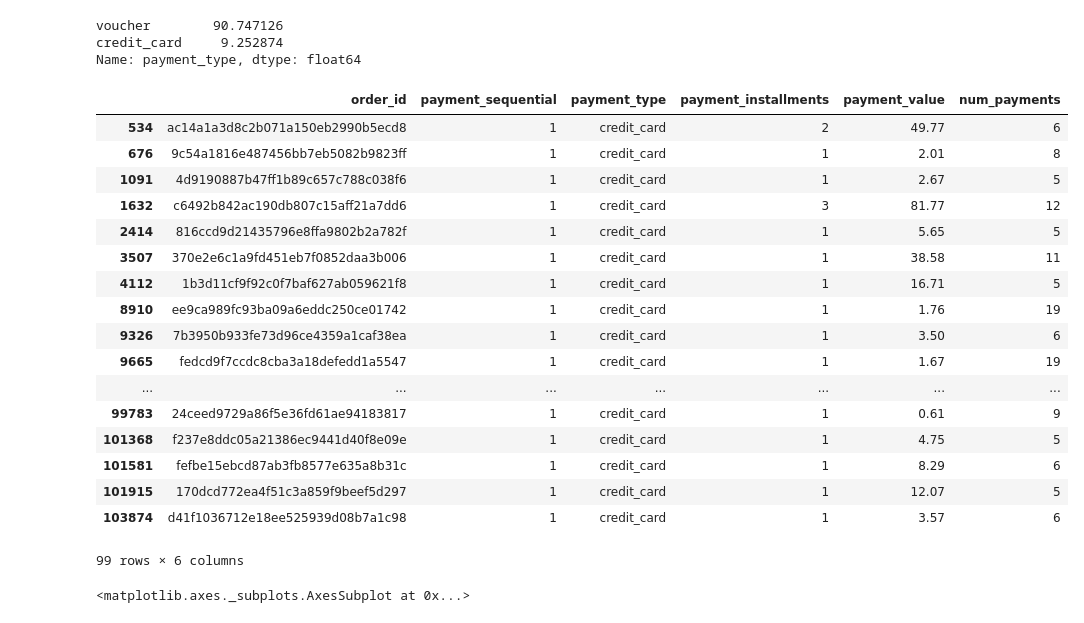
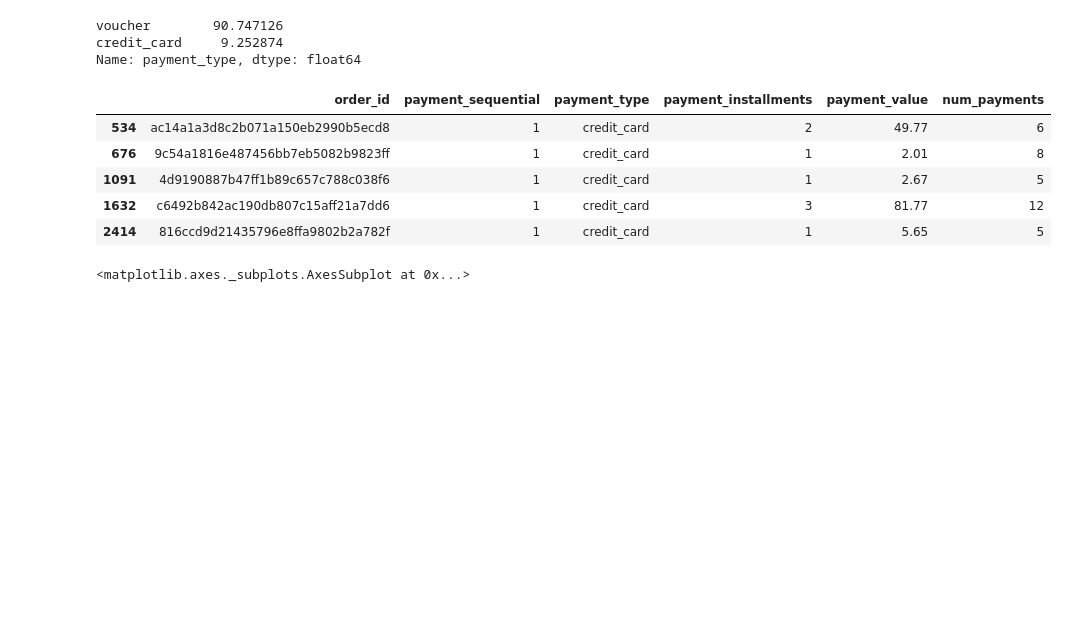
Before and after one commit to leeyenter/bt4211-project, a Jupyter notebook: Customer EDA - YT.ipynb, the cells around one changed output. Drawn from its saved outputs; the diff is of its cells as text; code cells hidden in the pictures; blank space fills up the shorter version.

```diff
--- a/Customer EDA - YT.ipynb
+++ b/Customer EDA - YT.ipynb
@@ -179,26 +210,14 @@ voucher        90.747126
 credit_card     9.252874
 Name: payment_type, dtype: float64
 # %%
-order_payment[(order_payment.num_payments > 4) & (order_payment.payment_type == 'credit_card')]
+order_payment[(order_payment.num_payments > 4) & (order_payment.payment_type == 'credit_card')].head()
 # %% [output]
 |  | order_id | payment_sequential | payment_type | payment_installments | payment_value | num_payments |
 | 534 | ac14a1a3d8c2b071a150eb2990b5ecd8 | 1 | credit_card | 2 | 49.77 | 6 |
 | 676 | 9c54a1816e487456bb7eb5082b9823ff | 1 | credit_card | 1 | 2.01 | 8 |
 | 1091 | 4d9190887b47ff1b89c657c788c038f6 | 1 | credit_card | 1 | 2.67 | 5 |
 | 1632 | c6492b842ac190db807c15aff21a7dd6 | 1 | credit_card | 3 | 81.77 | 12 |
 | 2414 | 816ccd9d21435796e8ffa9802b2a782f | 1 | credit_card | 1 | 5.65 | 5 |
-| 3507 | 370e2e6c1a9fd451eb7f0852daa3b006 | 1 | credit_card | 1 | 38.58 | 11 |
-| 4112 | 1b3d11cf9f92c0f7baf627ab059621f8 | 1 | credit_card | 1 | 16.71 | 5 |
-| 8910 | ee9ca989fc93ba09a6eddc250ce01742 | 1 | credit_card | 1 | 1.76 | 19 |
-| 9326 | 7b3950b933fe73d96ce4359a1caf38ea | 1 | credit_card | 1 | 3.50 | 6 |
-| 9665 | fedcd9f7ccdc8cba3a18defedd1a5547 | 1 | credit_card | 1 | 1.67 | 19 |
-| ... | ... | ... | ... | ... | ... | ... |
-| 99783 | 24ceed9729a86f5e36fd61ae94183817 | 1 | credit_card | 1 | 0.61 | 9 |
-| 101368 | f237e8ddc05a21386ec9441d40f8e09e | 1 | credit_card | 1 | 4.75 | 5 |
-| 101581 | fefbe15ebcd87ab3fb8577e635a8b31c | 1 | credit_card | 1 | 8.29 | 6 |
-| 101915 | 170dcd772ea4f51c3a859f9beef5d297 | 1 | credit_card | 1 | 12.07 | 5 |
-| 103874 | d41f1036712e18ee525939d08b7a1c98 | 1 | credit_card | 1 | 3.57 | 6 |
-99 rows × 6 columns
 # %%
 sns.scatterplot(np.log(order_payment.payment_value+1), np.log(order_payment.num_payments+1))
 # %% [output]
```
Also changed, not shown: parts of 30 cells of this notebook, 1 other file.
